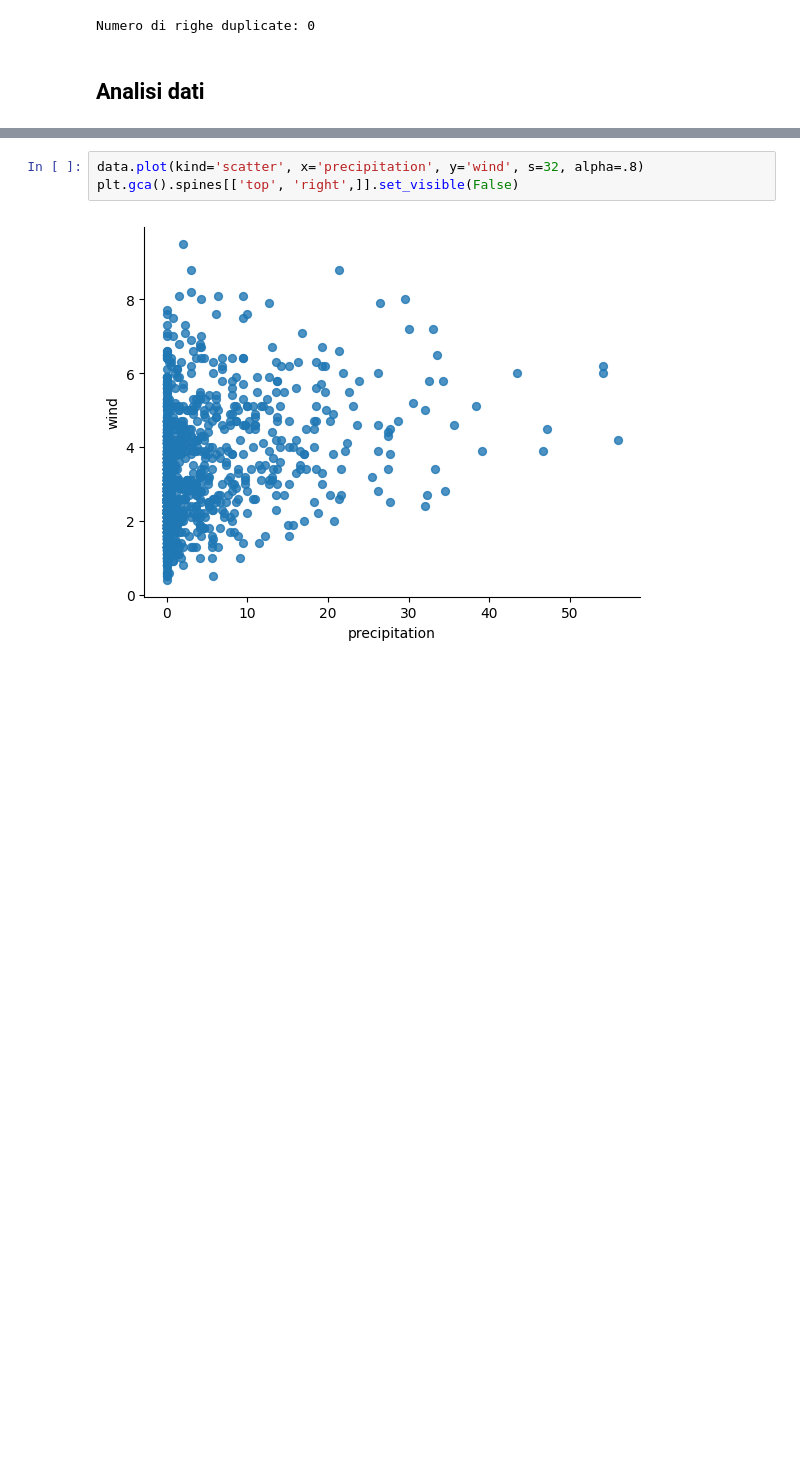
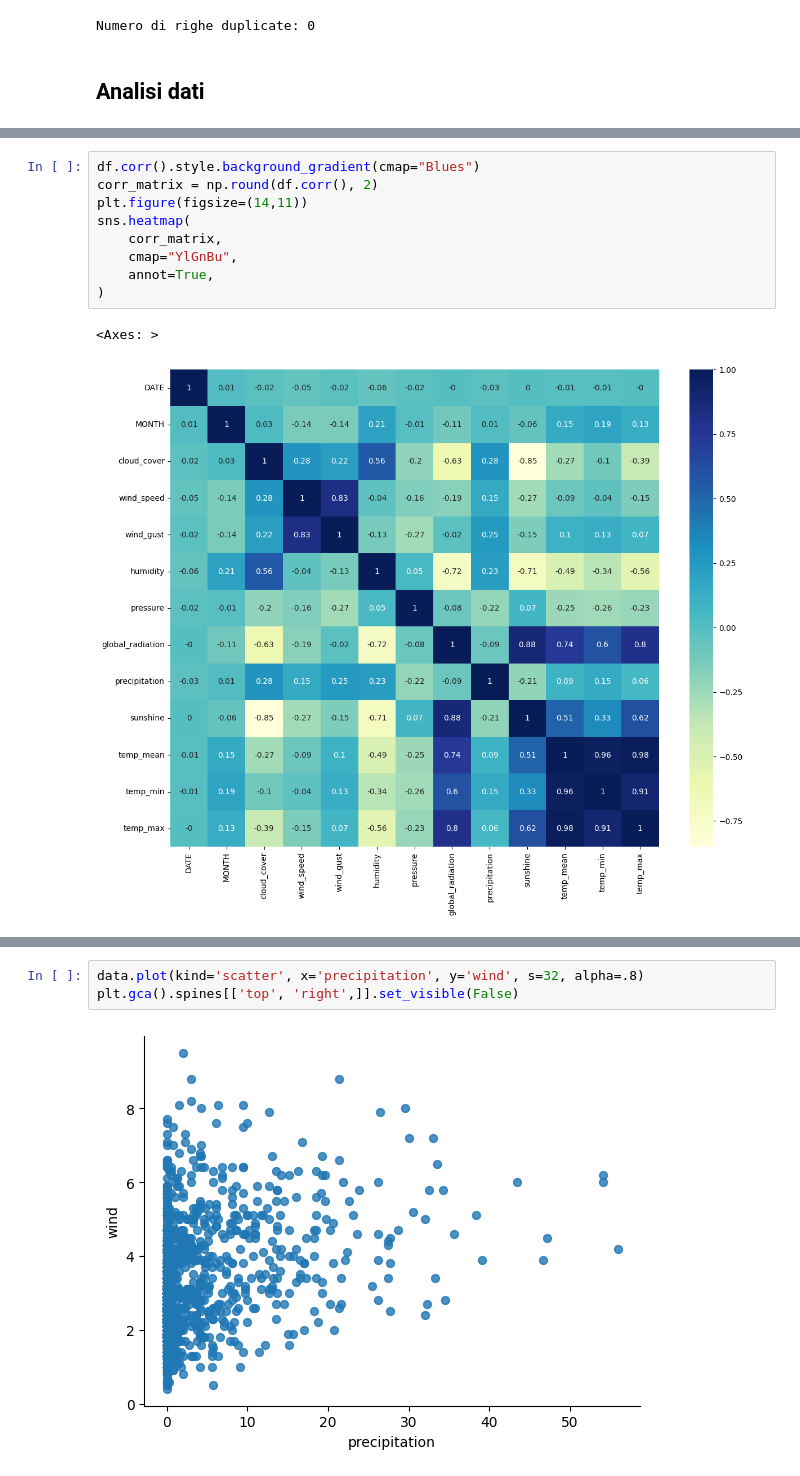
Before and after one commit to Nenne2000/MLDA_Project, a Jupyter notebook: MLDA.ipynb, the cells around one changed output, grey strips where cells are left out. Saved outputs shown, nothing was run; the diff lists cells and outputs as text; blank space fills up the shorter version.

```diff
--- a/MLDA.ipynb
+++ b/MLDA.ipynb
@@ -69,3 +99,15 @@ data.describe().style.background_gradient()
+# %%
+df.corr().style.background_gradient(cmap="Blues")
+corr_matrix = np.round(df.corr(), 2)
+plt.figure(figsize=(14,11))
+sns.heatmap(
+    corr_matrix,
+    cmap="YlGnBu",
+    annot=True,
+)
+# %% [output]
+<Axes: >
+[figure, added]
 # %%
 fig, axs = plt.subplots(2,2, figsize=(15,7))
 axs = axs.flatten()
```
Also changed, not shown: parts of 13 cells of this notebook.
